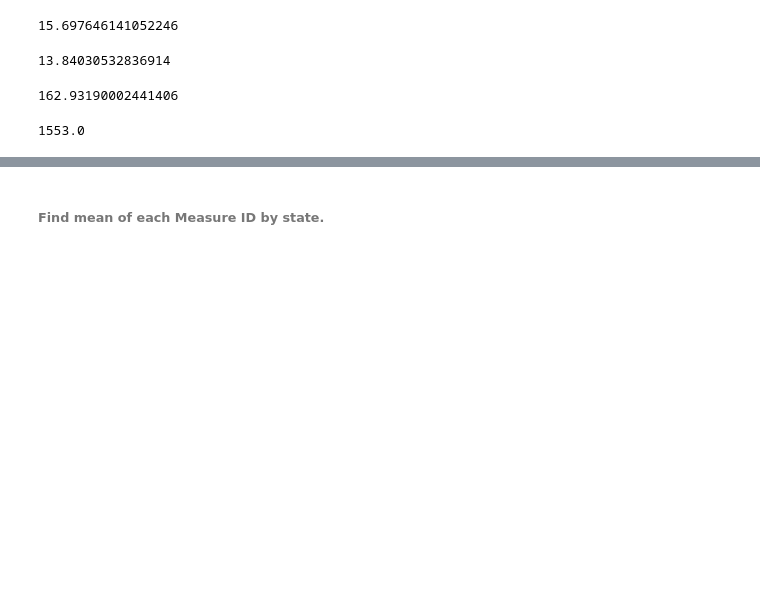
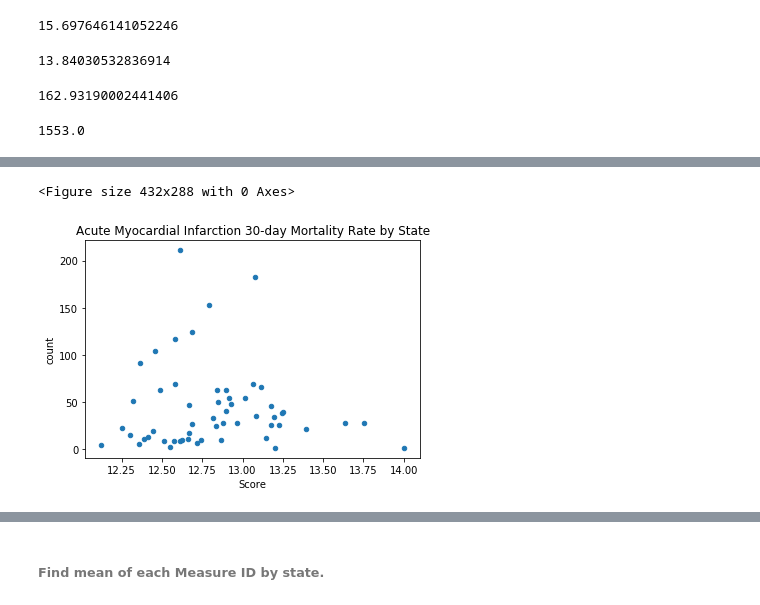
Before and after one commit to kathieking/Thinkful, a Jupyter notebook: Capstone1_code.ipynb, the cells around one changed output, grey strips where cells are left out. Cells and saved outputs as stored; diff of their text form; code cells hidden in the pictures; blank space fills up the shorter version.

```diff
--- a/Capstone1_code.ipynb
+++ b/Capstone1_code.ipynb
@@ -347,0 +392,10 @@ df_comp['Score'].mean()
+# %%
+fig = plt.figure()
+dfami_state.plot(kind = 'scatter', x = 'Score', y = 'count', legend = None)
+
+plt.title('Acute Myocardial Infarction 30-day Mortality Rate by State')
+
+plt.show()
+# %% [output]
+<Figure size 432x288 with 0 Axes>
+[figure, added]
```
Also changed, not shown: parts of 34 cells of this notebook.
